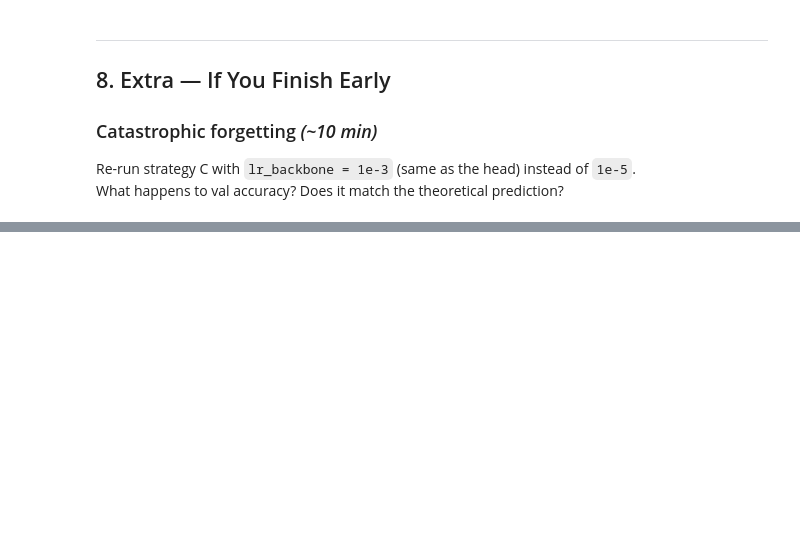
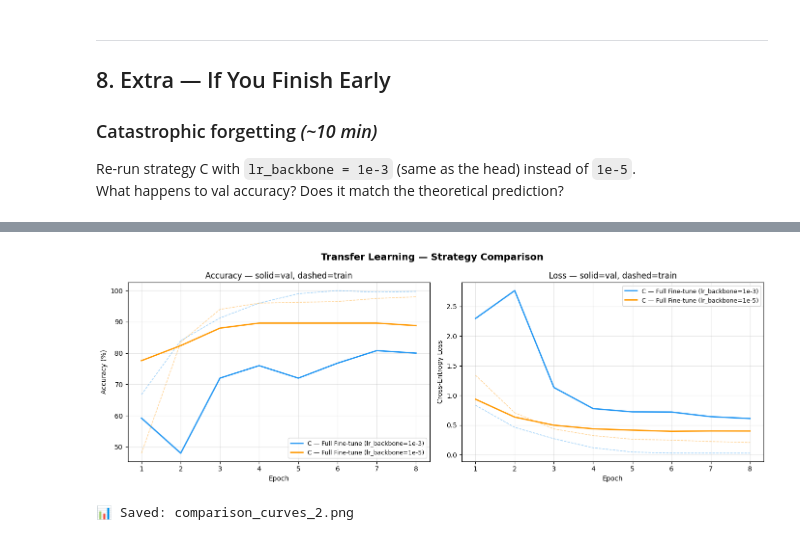
Before and after one commit to MellissaHAFIS/Computer_Vision_labs, a Jupyter notebook: lab5/Lab5_Transfer_learning.ipynb, the cells around one changed output, grey strips where cells are left out. Saved outputs shown, nothing was run; the diff lists cells and outputs as text; code cells hidden in the pictures; blank space fills up the shorter version.

```diff
--- a/lab5/Lab5_Transfer_learning.ipynb
+++ b/lab5/Lab5_Transfer_learning.ipynb
@@ -692,3 +710,19 @@ You are a data scientist at a hospital. You have **200 labelled chest X-ray imag
 ### Catastrophic forgetting  *(~10 min)*
 Re-run strategy C with `lr_backbone = 1e-3` (same as the head) instead of `1e-5`.
 What happens to val accuracy? Does it match the theoretical prediction?
+# %%
+history_C_lr03 = run_experiment(
+    strategy     = 'C',
+    train_loader = train_loader,
+    val_loader   = val_loader,
+    lr_head      = 1e-3,
+    lr_backbone  = 1e-3,    # 100× smaller than head
+)
+
+history_C_lr05 = run_experiment(
+    strategy     = 'C',
+    train_loader = train_loader,
+    val_loader   = val_loader,
+    lr_head      = 1e-3,
+    lr_backbone  = 1e-5,    # 100× smaller than head
+)
@@ -694,0 +747,38 @@ What happens to val accuracy? Does it match the theoretical prediction?
+# %%
+COLORS    = {'C_lr03': '#2196F3', 'C_lr05': '#FF9800'}
+LABELS    = {'C_lr03': 'C — Full Fine-tune (lr_backbone=1e-3)', 'C_lr05': 'C — Full Fine-tune (lr_backbone=1e-5)'}
+histories = {'C_lr03': history_C_lr03, 'C_lr05': history_C_lr05}
+epochs    = range(1, NUM_EPOCHS + 1)
+
+fig, axes = plt.subplots(1, 2, figsize=(14, 5))
+fig.suptitle('Transfer Learning — Strategy Comparison', fontsize=14, fontweight='bold')
+
+for s, h in histories.items():
+    c = COLORS[s]
+    axes[0].plot(epochs, [v*100 for v in h['val_acc']],
+                 color=c, lw=2, label=LABELS[s])
+    axes[0].plot(epochs, [v*100 for v in h['train_acc']],
+                 color=c, lw=1, ls='--', alpha=0.45)
+    axes[1].plot(epochs, h['val_loss'],
+                 color=c, lw=2, label=LABELS[s])
+    axes[1].plot(epochs, h['train_loss'],
+                 color=c, lw=1, ls='--', alpha=0.45)
+
+for ax, title, ylab in zip(
+    axes,
+    ['Accuracy — solid=val, dashed=train', 'Loss — solid=val, dashed=train'],
+    ['Accuracy (%)', 'Cross-Entropy Loss']
+):
+    ax.set_title(title)
+    ax.set_xlabel('Epoch')
+    ax.set_ylabel(ylab)
+    ax.legend(fontsize=9)
+    ax.grid(alpha=0.3)
+
+plt.tight_layout()
+plt.savefig('comparison_curves_2.png', dpi=150, bbox_inches='tight')
+plt.show()
+print('📊 Saved: comparison_curves_2.png')
+# %% [output]
+[figure, added]
+📊 Saved: comparison_curves_2.png
```
Also changed, not shown: parts of 6 cells of this notebook.
